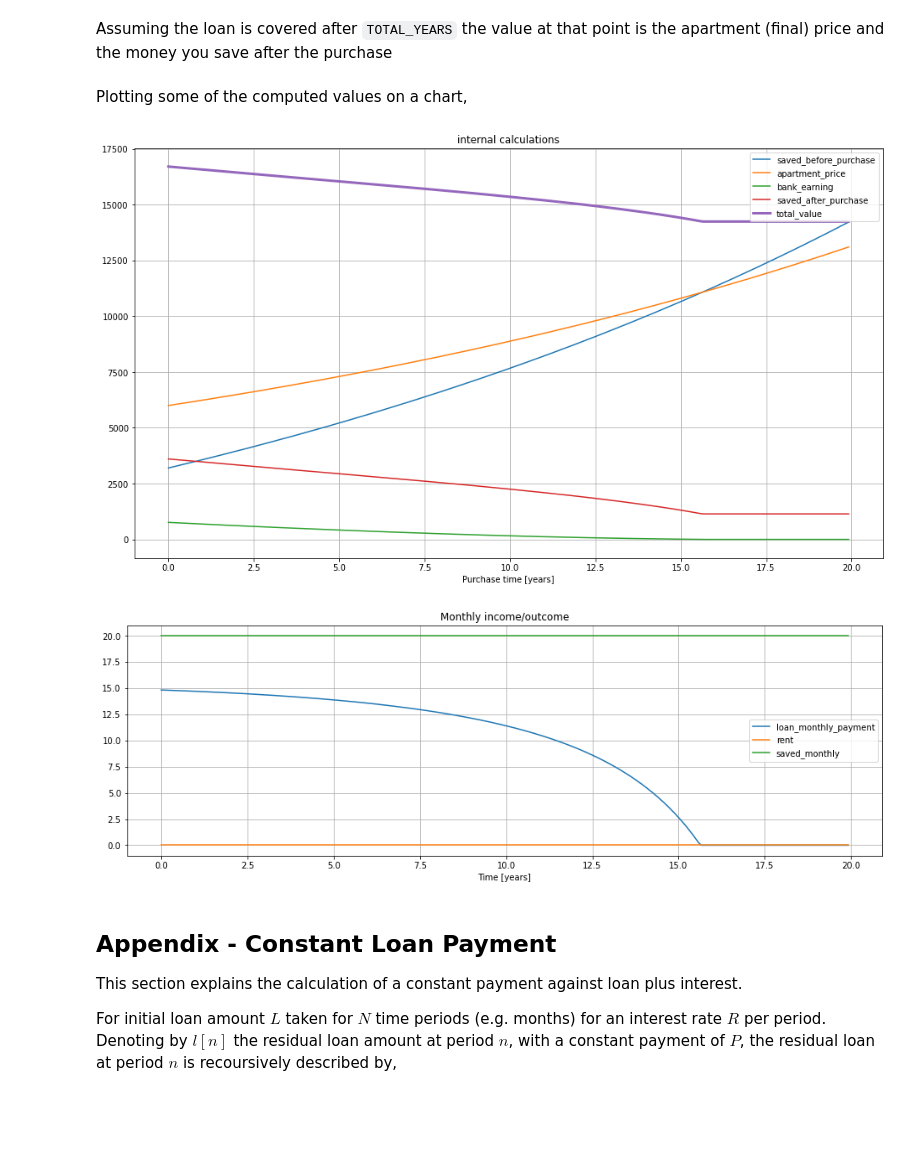
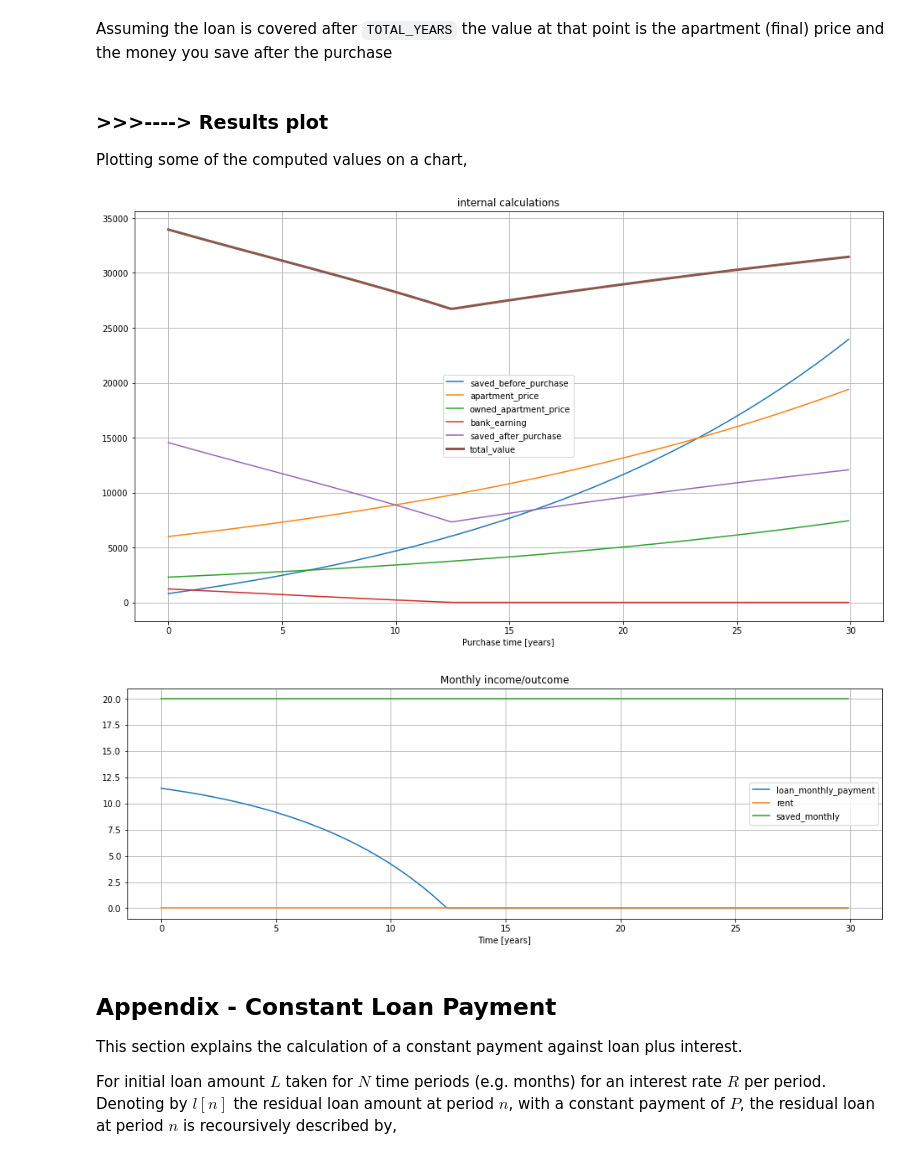
Before and after one commit to dimalv/investment, a Jupyter notebook: mortgage_rentability.ipynb, the cells around one changed output. Drawn from its saved outputs; the diff is of its cells as text; code cells hidden in the pictures; blank space fills up the shorter version.

Commit message:
Option for an existing apartment

```diff
--- a/mortgage_rentability.ipynb
+++ b/mortgage_rentability.ipynb
@@ -65,18 +65,21 @@ The total value is formed from several different factors:
 ### Parameters
 **Note**: All the monetary numbers are in thousands.
 # %%
-TOTAL_YEARS = 20
+TOTAL_YEARS = 30
 t = np.r_[:TOTAL_YEARS*YEAR]  # time vector [in months]
 
 # Financial coefficients
 mortgage_yearly_nominal_interest = 2.5 / 100
-investment_yearly_effective_interest = 4. / 100
+investment_yearly_effective_interest = 6. / 100
 
 # Personal
 # --------
 apart_price_effective_yearly_increase = 4. / 100  # estimation
 starting_apart_price = 6000
-starting_sum = 3200
+owned_apartment_starting_price = 2300  # in case you now possess an apartment
+                                       # of a lower price.
+starting_sum = 800  # the invested amount at time 0 (now), not including the
+                    # value of an apartment you own.
 
 # The saving ability (income - expenses) vs time
 saved_monthly = np.zeros_like(t)
@@ -113,13 +116,16 @@ for n in range(1, total_months):
 # %% [markdown]
 The apartment price increases with time
 # %%
-apartment_price = (starting_apart_price *
-                   (1 + apart_price_monthly_increase) ** months)
+apart_price_total_increase = (1 + apart_price_monthly_increase) ** months
+apartment_price = starting_apart_price * apart_price_total_increase
 final_apartment_price = apartment_price[-1]
+owned_apartment_price = (owned_apartment_starting_price *
+                         apart_price_total_increase)
 # %% [markdown]
 The loan amount, its time period and subsequently the monthly payment depend on the purchase time,
 # %%
-loan_taken = np.maximum(apartment_price - saved_before_purchase, 0)
+loan_taken = np.maximum(apartment_price - owned_apartment_price -
+                        saved_before_purchase, 0)
 loan_payback_sum = total_loan_payback(
     loan_amount=loan_taken,
     monthly_interest=mortgage_yearly_nominal_interest/YEAR,
@@ -154,7 +160,8 @@ _ = plt.legend()
 After the purchase you continue to save and invest your income, with the rent being replaced by the loan payments,
 # %%
 # Cash groth after purchase
-cash_left_from_purchase = np.maximum(saved_before_purchase - apartment_price, 0)
+cash_left_from_purchase = np.maximum(saved_before_purchase - apartment_price +
+                                     owned_apartment_price, 0)
 saved_after_purchase = cash_left_from_purchase
 for purchase_time in range(total_months):
   for n in range(purchase_time, total_months):
@@ -168,30 +175,32 @@ Assuming the loan is covered after `TOTAL_YEARS` the value at that point is the
 # Total value after TOTAL_YEARS
 total_value = final_apartment_price + saved_after_purchase
 # %% [markdown]
+### >>>----> Results plot
 Plotting some of the computed values on a chart,
 # %%
 plt.figure(figsize=(16, 9))
 plt.plot(years, saved_before_purchase, label="saved_before_purchase")
 plt.plot(years, apartment_price, label="apartment_price")
+plt.plot(years, owned_apartment_price, label="owned_apartment_price")
 plt.plot(years, bank_earning, label='bank_earning')
 plt.plot(years, saved_after_purchase, label='saved_after_purchase')
 plt.plot(years, total_value, label='total_value', linewidth=3)
 plt.xlabel('Purchase time [years]')
 plt.title('internal calculations')
 plt.legend()
 plt.grid()
 
 plt.figure(figsize=(16, 5))
 plt.plot(years, loan_monthly_payment, label='loan_monthly_payment')
 plt.plot(years, rent, label='rent')
 plt.plot(years, saved_monthly, label='saved_monthly')
 plt.xlabel('Time [years]')
 plt.title('Monthly income/outcome')
 plt.legend()
 plt.grid()
 # %% [output]
-[figure, old version]
+[figure, new version]
-[figure, old version]
+[figure, new version]
 # %% [markdown]
 ## Appendix - Constant Loan Payment
 
```
Also changed, not shown: parts of 2 cells of this notebook.
